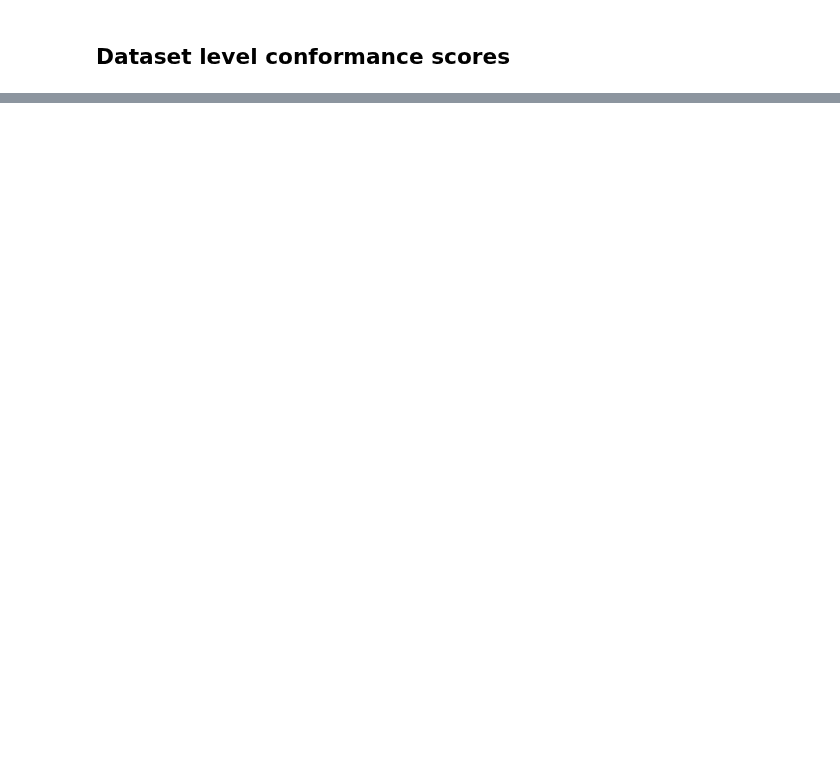
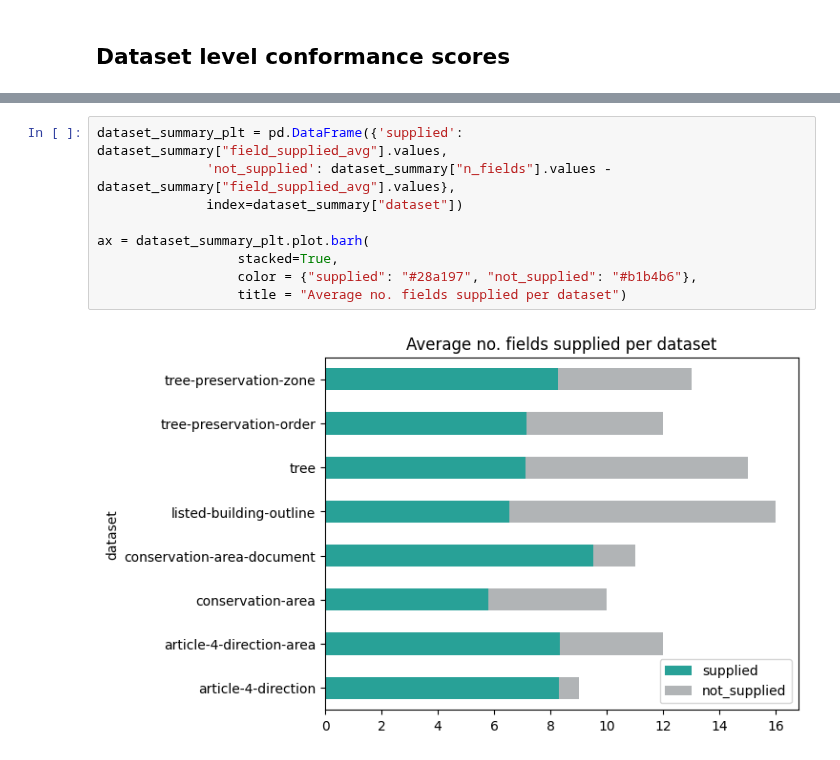
Before and after one commit to digital-land/jupyter-analysis, a Jupyter notebook: service_report/master_report/compliance-to-standard-new.ipynb, the cells around one changed output, grey strips where cells are left out. Saved outputs shown, nothing was run; the diff lists cells and outputs as text; blank space fills up the shorter version.

```diff
--- a/service_report/master_report/compliance-to-standard-new.ipynb
+++ b/service_report/master_report/compliance-to-standard-new.ipynb
@@ -456,0 +477,11 @@ dataset_summary
+# %%
+dataset_summary_plt = pd.DataFrame({'supplied': dataset_summary["field_supplied_avg"].values,
+              'not_supplied': dataset_summary["n_fields"].values - dataset_summary["field_supplied_avg"].values},
+              index=dataset_summary["dataset"])
+
+ax = dataset_summary_plt.plot.barh(
+                  stacked=True,
+                  color = {"supplied": "#28a197", "not_supplied": "#b1b4b6"},
+                  title = "Average no. fields supplied per dataset")
+# %% [output]
+[figure, added]
```
Also changed, not shown: parts of 18 cells of this notebook, 1 other file.
